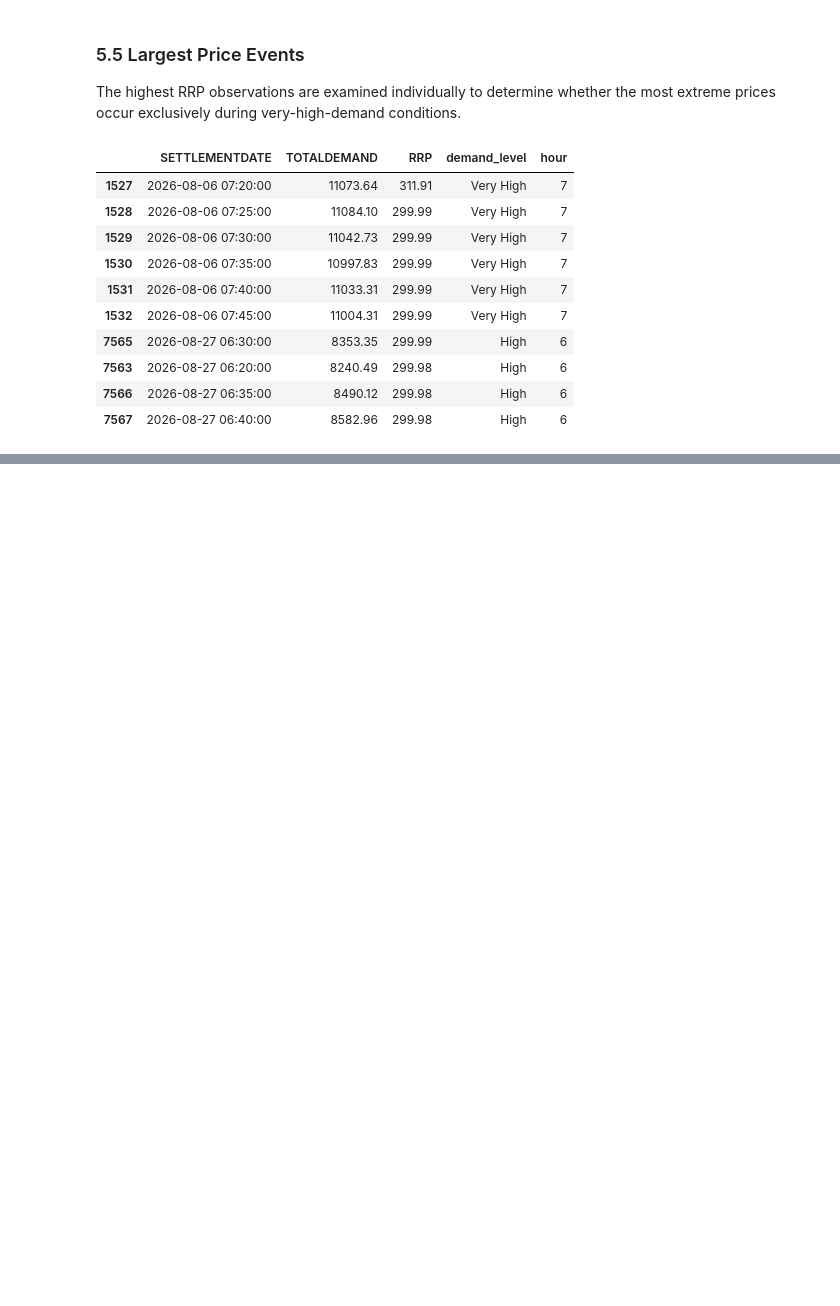
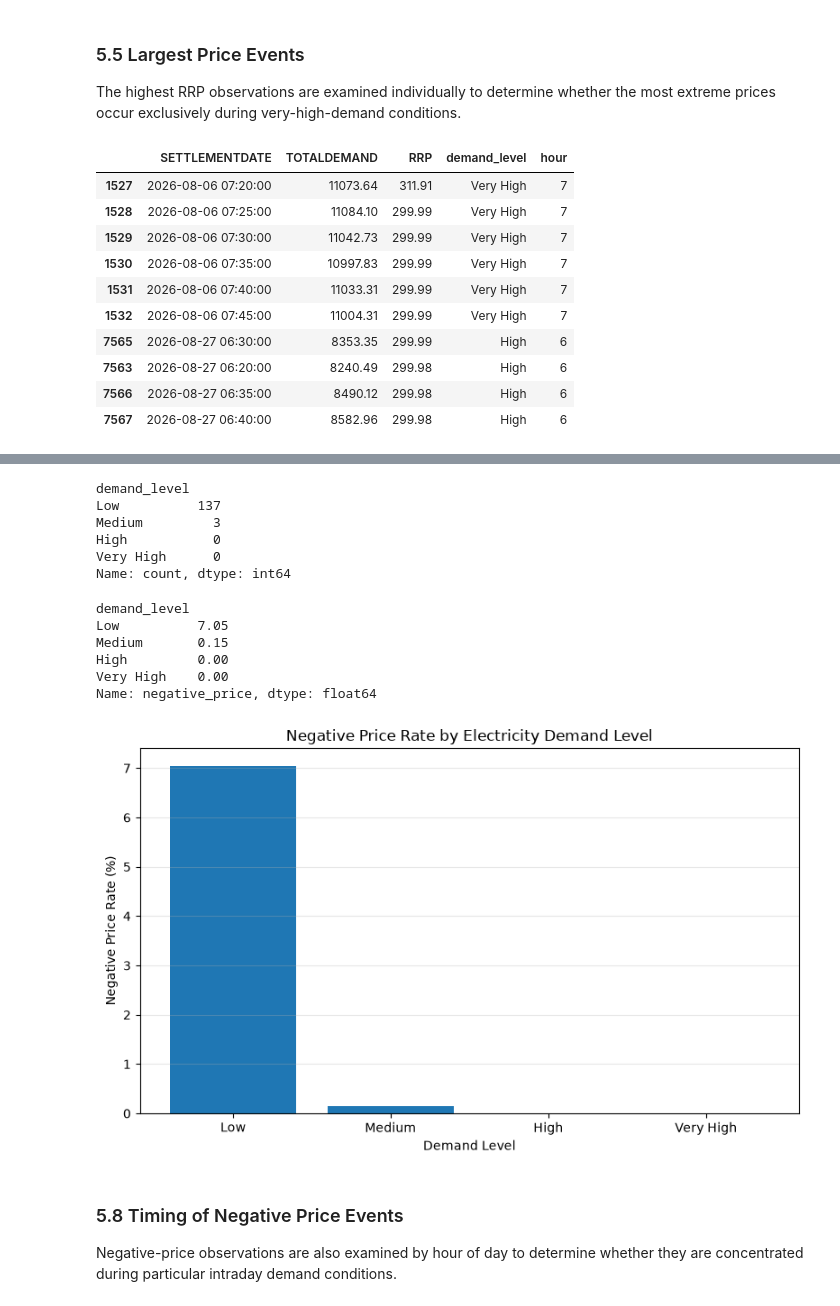
Before and after one commit to klm2109/australian-energy-market-analytics, a Jupyter notebook: notebooks/Price_Demand Analysis.ipynb, the cells around one changed output, grey strips where cells are left out. Cells and saved outputs as stored; diff of their text form; code cells hidden in the pictures; blank space fills up the shorter version.

Commit message:
Inspecting more deeply into the negative price

```diff
--- a/notebooks/Price_Demand Analysis.ipynb
+++ b/notebooks/Price_Demand Analysis.ipynb
@@ -557,0 +613,57 @@ top_10_prices
+# %%
+negative_by_demand = (
+    negative_prices["demand_level"]
+    .value_counts()
+    .reindex(["Low", "Medium", "High", "Very High"])
+    .fillna(0)
+)
+
+negative_by_demand
+# %% [output]
+demand_level
+Low          137
+Medium         3
+High           0
+Very High      0
+Name: count, dtype: int64
+# %%
+df["negative_price"] = df["RRP"] < 0
+
+negative_rate = (
+    df.groupby("demand_level", observed=True)["negative_price"]
+      .mean()
+      .mul(100)
+      .reindex(["Low", "Medium", "High", "Very High"])
+      .round(2)
+)
+
+negative_rate
+# %% [output]
+demand_level
+Low          7.05
+Medium       0.15
+High         0.00
+Very High    0.00
+Name: negative_price, dtype: float64
+# %%
+plt.figure(figsize=(8, 5))
+
+plt.bar(
+    negative_rate.index,
+    negative_rate.values
+)
+
+plt.xlabel("Demand Level")
+plt.ylabel("Negative Price Rate (%)")
+plt.title("Negative Price Rate by Electricity Demand Level")
+
+plt.grid(axis="y", alpha=0.3)
+plt.tight_layout()
+plt.show()
+# %% [output]
+[figure, added]
+# %% [markdown]
+### 5.8 Timing of Negative Price Events
+
+Negative-price observations are also examined by hour of day to determine
+whether they are concentrated during particular intraday demand conditions.
```
Also changed, not shown: parts of 6 cells of this notebook.
